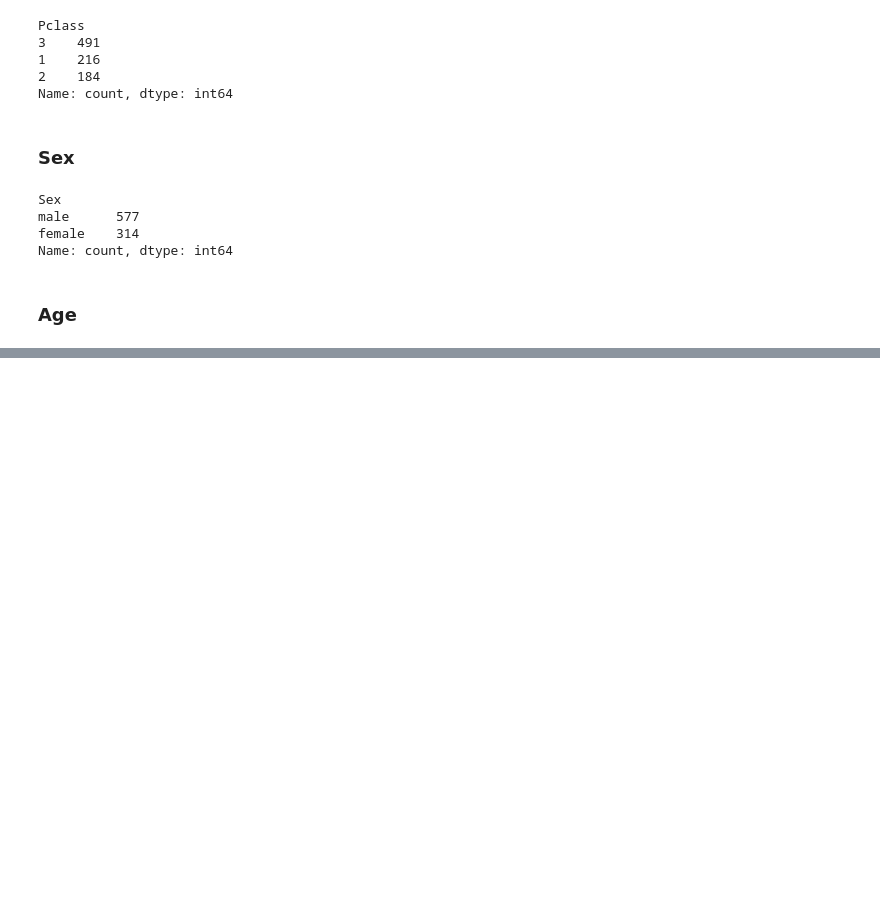
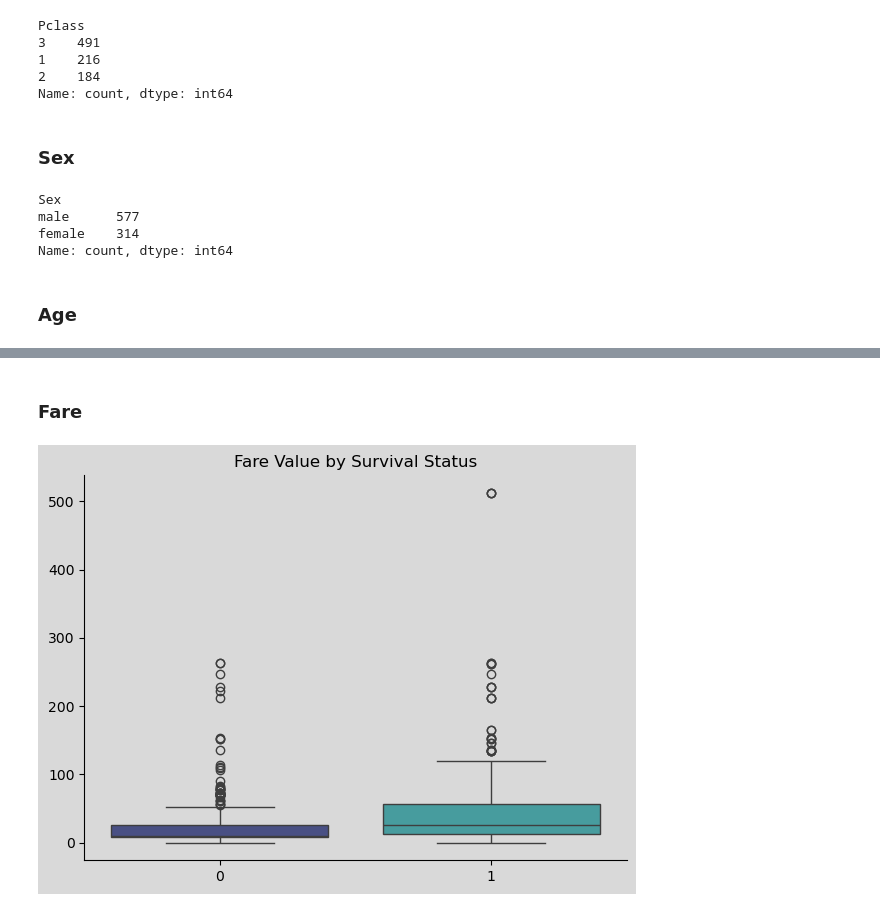
Before and after one commit to fabiogaldinho/Titanic-Classification, a Jupyter notebook: notebooks/01_Data_Cleaning.ipynb, the cells around one changed output, grey strips where cells are left out. Drawn from its saved outputs; the diff is of its cells as text; code cells hidden in the pictures; blank space fills up the shorter version.

```diff
--- a/notebooks/01_Data_Cleaning.ipynb
+++ b/notebooks/01_Data_Cleaning.ipynb
@@ -586,0 +621,6 @@ Passing `palette` without assigning `hue` is deprecated and will be removed in v
+# %% [markdown]
+### **Fare**
+# %%
+PlotBoxPlotV3(df['Survived'], df['Fare'], "Fare Value by Survival Status", 7, 5, "")
+# %% [output]
+[figure, added]
```
Also changed, not shown: parts of 14 cells of this notebook, 7 other files.
